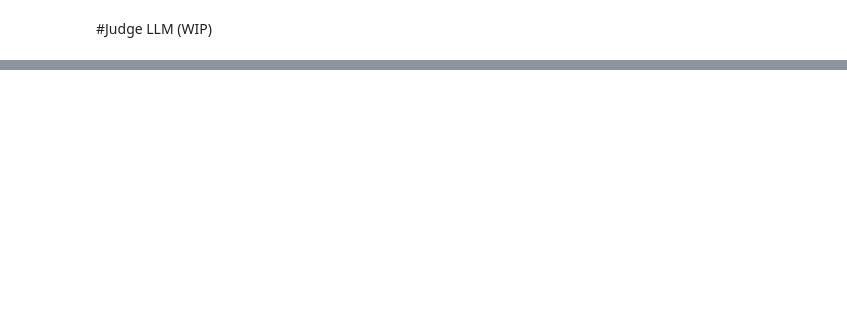
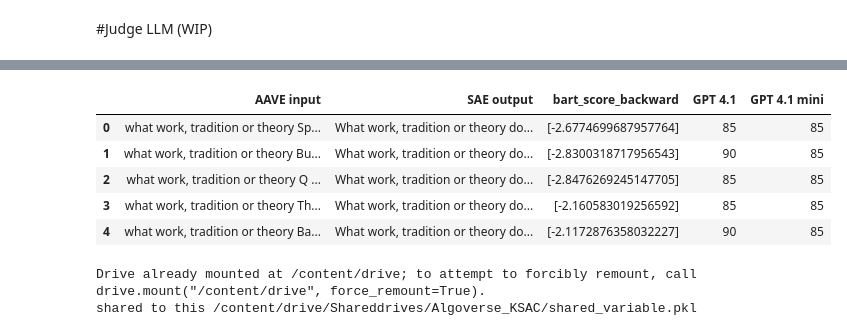
Before and after one commit to camjii/OTHELLO, a Jupyter notebook: AAVE_to_SAE_pipeline_(WORKING).ipynb, the cells around one changed output, grey strips where cells are left out. Saved outputs shown, nothing was run; the diff lists cells and outputs as text; code cells hidden in the pictures; blank space fills up the shorter version.

```diff
--- a/AAVE_to_SAE_pipeline_(WORKING).ipynb
+++ b/AAVE_to_SAE_pipeline_(WORKING).ipynb
@@ -142,7 +143,7 @@ def translate(data_list):
         },
         {
             "role": "user",
-            "content": f"Transform these incomplete questions into complete, grammatically perfect SAE. {' '.join(data_list[:30])}"  #Joining a list into a string
+            "content": f"Transform these incomplete questions into complete, grammatically perfect SAE. {' '.join(data_list)}"  #Joining a list into a string
         }
     ]
 
@@ -172,4 +173,5 @@ def translate(data_list):
 
 translated_data = pd.DataFrame({"AAVE input": data_list, "SAE output": translate(data_list)})
 
+
 file = translated_data.to_csv("translated_data.csv")
@@ -290,40 +331,2 @@ total_results.head(10)
 # %% [markdown]
 #Judge LLM (WIP)
-# %%
-from openai import OpenAI
-
-client = OpenAI(api_key="YOUR_KEY_HERE")
-
-
-messages = [
-    {"role": "system", "content": "Evaluate the accuracy of the shown translation from AAVE to SAE. Do not provide a written explanation. Only provide a score from 0-100. If there is even any trace of missing semantic value, deduct from the total score"},
-
-    {"role": "user", "content": "Who be Einstein's ol' lady?"},
-    {"role": "assistant", "content": "Who was Einstein's wife?"},
-
-    {"role": "user", "content": "When Obama come in the world?"},
-    {"role": "assistant", "content": "When was Obama born?"},
-
-    {"role": "user", "content": "Where King Jr. do that 'I got a dream' speech at?"},
-    {"role": "assistant", "content": "Where did Martin Luther King Jr. give his 'I Have a Dream' speech?"},
-
-    {"role": "user", "content": "What year Mandela start runnin’ South Africa, and how long he stay holdin’ that seat?"},
-    {"role": "assistant", "content": "In what year did Mandela become the President of South Africa, and how long did he remain in office?"},
-
-    #{"role": "user", "content": "What spaceship took the first man round Earth, what his name was, and what year that go down?"},
-    #{"role": "assistant", "content": "Which spacecraft carried the first human to orbit Earth, what was the astronaut’s name, and what year did this mission occur?"},
-
-    {"role": "user", "content": " AAVE: Who be the first man to step on the moon, and what year that happen? SAE: Who was the first man to step on the moon, and what year did he step on the moon?"},
-
-]
-
-#
-completion = client.chat.completions.create(
-    model="gpt-4.1",
-    messages=messages,
-    n=1,
-    temperature=0
-)
-
-score = completion.choices[0].message.content
-print(score)
@@ -329,0 +395,29 @@ print(score)
+# %%
+evaluation_df = pd.concat([total_results,scores],axis=1)
+# %%
+evaluation_df.head()
+# %% [output]
+|  | AAVE input | SAE output | bart_score_backward | GPT 4.1 | GPT 4.1 mini |
+| 0 | what work, tradition or theory Sp... | What work, tradition or theory do... | [-2.6774699687957764] | 85 | 85 |
+| 1 | what work, tradition or theory Bu... | What work, tradition or theory do... | [-2.8300318717956543] | 90 | 85 |
+| 2 | what work, tradition or theory Q ... | What work, tradition or theory do... | [-2.8476269245147705] | 85 | 85 |
+| 3 | what work, tradition or theory Th... | What work, tradition or theory do... | [-2.160583019256592] | 85 | 85 |
+| 4 | what work, tradition or theory Ba... | What work, tradition or theory do... | [-2.1172876358032227] | 90 | 85 |
+# %%
+from google.colab import drive
+import pickle
+
+
+shared_variable = translated_data["SAE output"]
+
+
+drive.mount('/content/drive')
+save_path = "/content/drive/Shareddrives/Algoverse_KSAC/shared_variable.pkl"
+
+with open(save_path, "wb") as f:
+  pickle.dump(shared_variable, f)
+
+print(f"shared to this {save_path}")
+# %% [output]
+Drive already mounted at /content/drive; to attempt to forcibly remount, call drive.mount("/content/drive", force_remount=True).
+shared to this /content/drive/Shareddrives/Algoverse_KSAC/shared_variable.pkl
```
Also changed, not shown: parts of 9 cells of this notebook, 1 other file.
